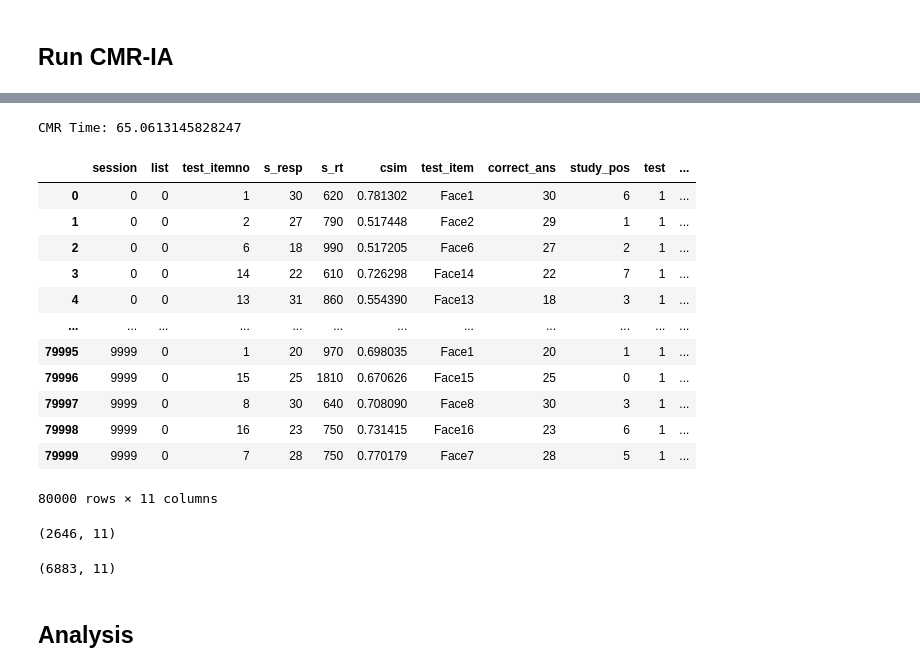
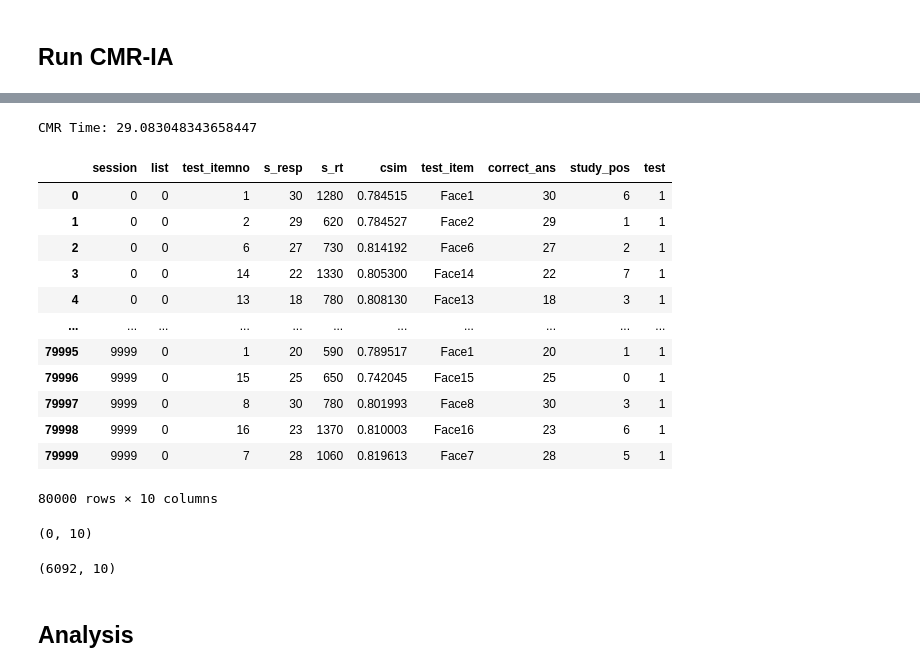
Before and after one commit to pennmem/CMR-IA, a Jupyter notebook: Analysis/simu8_cr_sim/simu8_main.ipynb, the cells around one changed output, grey strips where cells are left out. Saved outputs shown, nothing was run; the diff lists cells and outputs as text; code cells hidden in the pictures.

```diff
--- a/Analysis/simu8_cr_sim/simu8_main.ipynb
+++ b/Analysis/simu8_cr_sim/simu8_main.ipynb
@@ -94,38 +87,38 @@ params
 # %%
 # Run model or load saved results
 if RUNCMR:
-    df_simu_g1, f_in, f_dif = cmr.run_norm_cr_multi_sess(params, df_study_g1, df_test_g1, sem_mat)
-    df_simu_g1 = df_simu_g1.merge(df_test_g1, on=["session", "list", "test_itemno"])
+    df_simu, f_in, f_dif = cmr.run_norm_cr_multi_sess(params, df_study, df_test, sem_mat)
+    df_simu = df_simu.merge(df_test, on=["session", "list", "test_itemno"])
     if SAVERES:
-        df_simu_g1.to_parquet("data/simu8_result_g1.parquet")
+        df_simu.to_parquet("data/simu8_result.parquet")
 else:
-    df_simu_g1 = pd.read_parquet("data/simu8_result_g1.parquet")
-df_simu_g1
+    df_simu = pd.read_parquet("data/simu8_result.parquet")
+df_simu
 # %% [output]
-CMR Time: 65.0613145828247
+CMR Time: 29.083048343658447
-|  | session | list | test_itemno | s_resp | s_rt | csim | test_item | correct_ans | study_pos | test | ... |
-| 0 | 0 | 0 | 1 | 30 | 620 | 0.781302 | Face1 | 30 | 6 | 1 | ... |
-| 1 | 0 | 0 | 2 | 27 | 790 | 0.517448 | Face2 | 29 | 1 | 1 | ... |
-| 2 | 0 | 0 | 6 | 18 | 990 | 0.517205 | Face6 | 27 | 2 | 1 | ... |
-| 3 | 0 | 0 | 14 | 22 | 610 | 0.726298 | Face14 | 22 | 7 | 1 | ... |
-| 4 | 0 | 0 | 13 | 31 | 860 | 0.554390 | Face13 | 18 | 3 | 1 | ... |
-| ... | ... | ... | ... | ... | ... | ... | ... | ... | ... | ... | ... |
-| 79995 | 9999 | 0 | 1 | 20 | 970 | 0.698035 | Face1 | 20 | 1 | 1 | ... |
-| 79996 | 9999 | 0 | 15 | 25 | 1810 | 0.670626 | Face15 | 25 | 0 | 1 | ... |
-| 79997 | 9999 | 0 | 8 | 30 | 640 | 0.708090 | Face8 | 30 | 3 | 1 | ... |
-| 79998 | 9999 | 0 | 16 | 23 | 750 | 0.731415 | Face16 | 23 | 6 | 1 | ... |
-| 79999 | 9999 | 0 | 7 | 28 | 750 | 0.770179 | Face7 | 28 | 5 | 1 | ... |
+|  | session | list | test_itemno | s_resp | s_rt | csim | test_item | correct_ans | study_pos | test |
+| 0 | 0 | 0 | 1 | 30 | 1280 | 0.784515 | Face1 | 30 | 6 | 1 |
+| 1 | 0 | 0 | 2 | 29 | 620 | 0.784527 | Face2 | 29 | 1 | 1 |
+| 2 | 0 | 0 | 6 | 27 | 730 | 0.814192 | Face6 | 27 | 2 | 1 |
+| 3 | 0 | 0 | 14 | 22 | 1330 | 0.805300 | Face14 | 22 | 7 | 1 |
+| 4 | 0 | 0 | 13 | 18 | 780 | 0.808130 | Face13 | 18 | 3 | 1 |
+| ... | ... | ... | ... | ... | ... | ... | ... | ... | ... | ... |
+| 79995 | 9999 | 0 | 1 | 20 | 590 | 0.789517 | Face1 | 20 | 1 | 1 |
+| 79996 | 9999 | 0 | 15 | 25 | 650 | 0.742045 | Face15 | 25 | 0 | 1 |
+| 79997 | 9999 | 0 | 8 | 30 | 780 | 0.801993 | Face8 | 30 | 3 | 1 |
+| 79998 | 9999 | 0 | 16 | 23 | 1370 | 0.810003 | Face16 | 23 | 6 | 1 |
+| 79999 | 9999 | 0 | 7 | 28 | 1060 | 0.819613 | Face7 | 28 | 5 | 1 |
-80000 rows × 11 columns
+80000 rows × 10 columns
 # %%
 # Check omission count
-df_simu_g1.query("s_resp == -2").shape
+df_simu.query("s_resp == -2").shape
 # %% [output]
-(2646, 11)
+(0, 10)
 # %%
 # Check no-response count
-df_simu_g1.query("s_resp == -1").shape
+df_simu.query("s_resp == -1").shape
 # %% [output]
-(6883, 11)
+(6092, 10)
 # %% [markdown]
 ## Analysis
 # %% [markdown]
```
Also changed, not shown: parts of 47 cells of this notebook, 29 other files.
